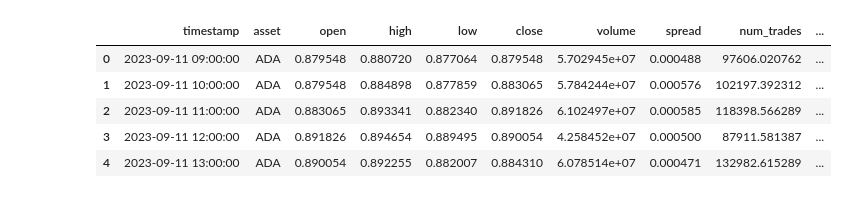
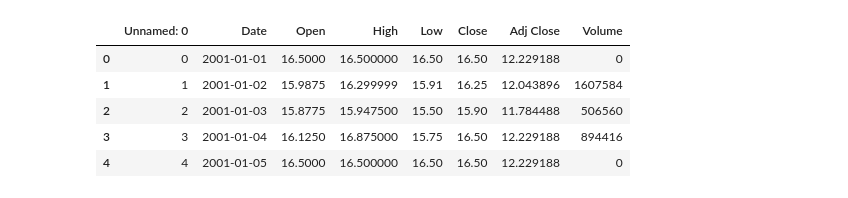
Before and after one commit to Yashgowda05/Yashu_Crypto-Volatility, a Jupyter notebook: a1.ipynb, the cells around one changed output. Cells and saved outputs as stored; diff of their text form; code cells hidden in the pictures.

```diff
--- a/a1.ipynb
+++ b/a1.ipynb
@@ -3,14 +3,14 @@
 # %%
 
 import pandas as pd
 
-df = pd.read_csv("/content/sentetik_kripto_veriseti_saatlik_2025[1].csv")
+df = pd.read_csv("/content/Yahoo_Finance.csv")
 df.head()
 # %% [output]
-|  | timestamp | asset | open | high | low | close | volume | spread | num_trades | ... |
-| 0 | 2023-09-11 09:00:00 | ADA | 0.879548 | 0.880720 | 0.877064 | 0.879548 | 5.702945e+07 | 0.000488 | 97606.020762 | ... |
-| 1 | 2023-09-11 10:00:00 | ADA | 0.879548 | 0.884898 | 0.877859 | 0.883065 | 5.784244e+07 | 0.000576 | 102197.392312 | ... |
-| 2 | 2023-09-11 11:00:00 | ADA | 0.883065 | 0.893341 | 0.882340 | 0.891826 | 6.102497e+07 | 0.000585 | 118398.566289 | ... |
-| 3 | 2023-09-11 12:00:00 | ADA | 0.891826 | 0.894654 | 0.889495 | 0.890054 | 4.258452e+07 | 0.000500 | 87911.581387 | ... |
-| 4 | 2023-09-11 13:00:00 | ADA | 0.890054 | 0.892255 | 0.882007 | 0.884310 | 6.078514e+07 | 0.000471 | 132982.615289 | ... |
+|  | Unnamed: 0 | Date | Open | High | Low | Close | Adj Close | Volume |
+| 0 | 0 | 2001-01-01 | 16.5000 | 16.500000 | 16.50 | 16.50 | 12.229188 | 0 |
+| 1 | 1 | 2001-01-02 | 15.9875 | 16.299999 | 15.91 | 16.25 | 12.043896 | 1607584 |
+| 2 | 2 | 2001-01-03 | 15.8775 | 15.947500 | 15.50 | 15.90 | 11.784488 | 506560 |
+| 3 | 3 | 2001-01-04 | 16.1250 | 16.875000 | 15.75 | 16.50 | 12.229188 | 894416 |
+| 4 | 4 | 2001-01-05 | 16.5000 | 16.500000 | 16.50 | 16.50 | 12.229188 | 0 |
 # %%
```
Also changed, not shown: parts of 5 cells of this notebook.
